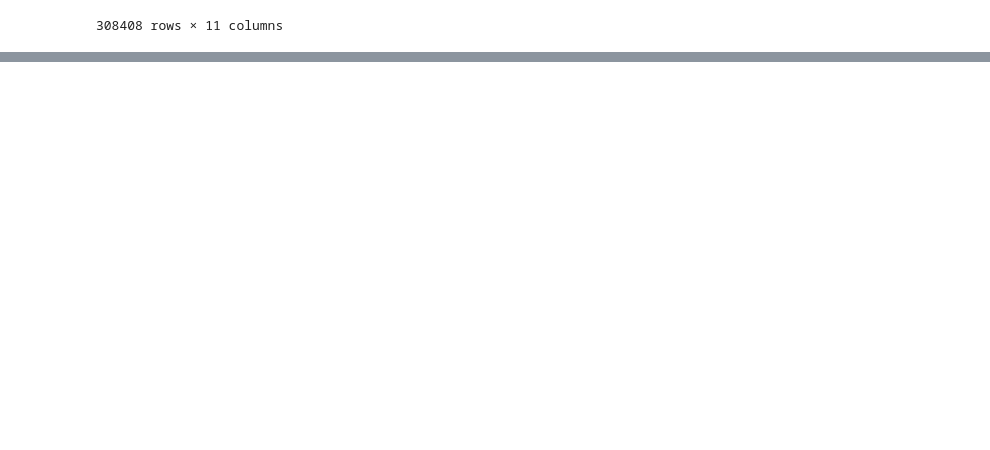
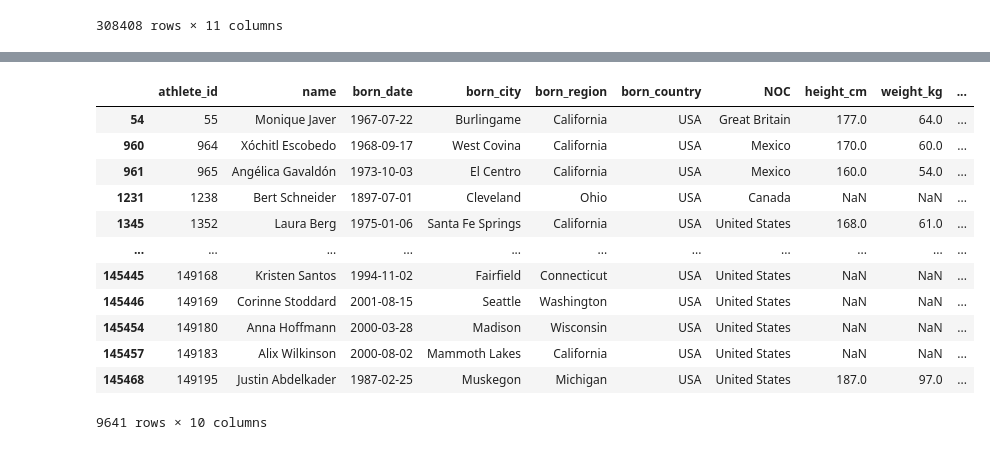
Before and after one commit to Cullen179/Practical-Data-Science, a Jupyter notebook: pandas.ipynb, the cells around one changed output, grey strips where cells are left out. Saved outputs shown, nothing was run; the diff lists cells and outputs as text; code cells hidden in the pictures; blank space fills up the shorter version.

```diff
--- a/pandas.ipynb
+++ b/pandas.ipynb
@@ -65,0 +126,16 @@ olympics_data
+# %%
+bios[bios['born_country'].isin(['USA'])]
+# %% [output]
+|  | athlete_id | name | born_date | born_city | born_region | born_country | NOC | height_cm | weight_kg | ... |
+| 54 | 55 | Monique Javer | 1967-07-22 | Burlingame | California | USA | Great Britain | 177.0 | 64.0 | ... |
+| 960 | 964 | Xóchitl Escobedo | 1968-09-17 | West Covina | California | USA | Mexico | 170.0 | 60.0 | ... |
+| 961 | 965 | Angélica Gavaldón | 1973-10-03 | El Centro | California | USA | Mexico | 160.0 | 54.0 | ... |
+| 1231 | 1238 | Bert Schneider | 1897-07-01 | Cleveland | Ohio | USA | Canada | NaN | NaN | ... |
+| 1345 | 1352 | Laura Berg | 1975-01-06 | Santa Fe Springs | California | USA | United States | 168.0 | 61.0 | ... |
+| ... | ... | ... | ... | ... | ... | ... | ... | ... | ... | ... |
+| 145445 | 149168 | Kristen Santos | 1994-11-02 | Fairfield | Connecticut | USA | United States | NaN | NaN | ... |
+| 145446 | 149169 | Corinne Stoddard | 2001-08-15 | Seattle | Washington | USA | United States | NaN | NaN | ... |
+| 145454 | 149180 | Anna Hoffmann | 2000-03-28 | Madison | Wisconsin | USA | United States | NaN | NaN | ... |
+| 145457 | 149183 | Alix Wilkinson | 2000-08-02 | Mammoth Lakes | California | USA | United States | NaN | NaN | ... |
+| 145468 | 149195 | Justin Abdelkader | 1987-02-25 | Muskegon | Michigan | USA | United States | 187.0 | 97.0 | ... |
+9641 rows × 10 columns
```
Also changed, not shown: parts of 28 cells of this notebook, 6 other files.
